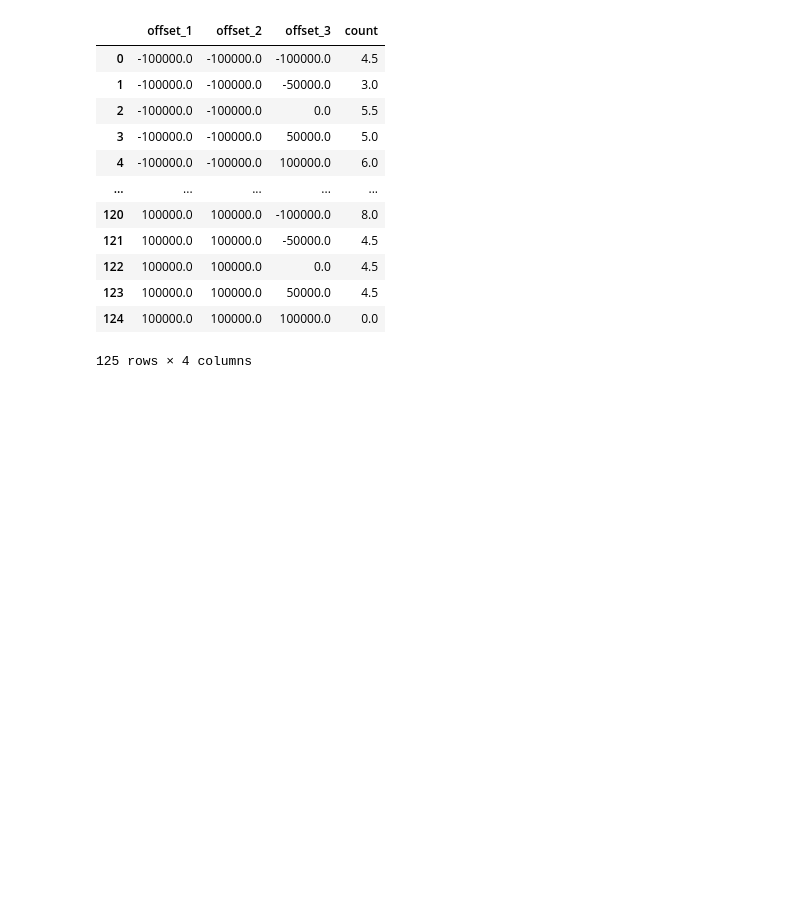
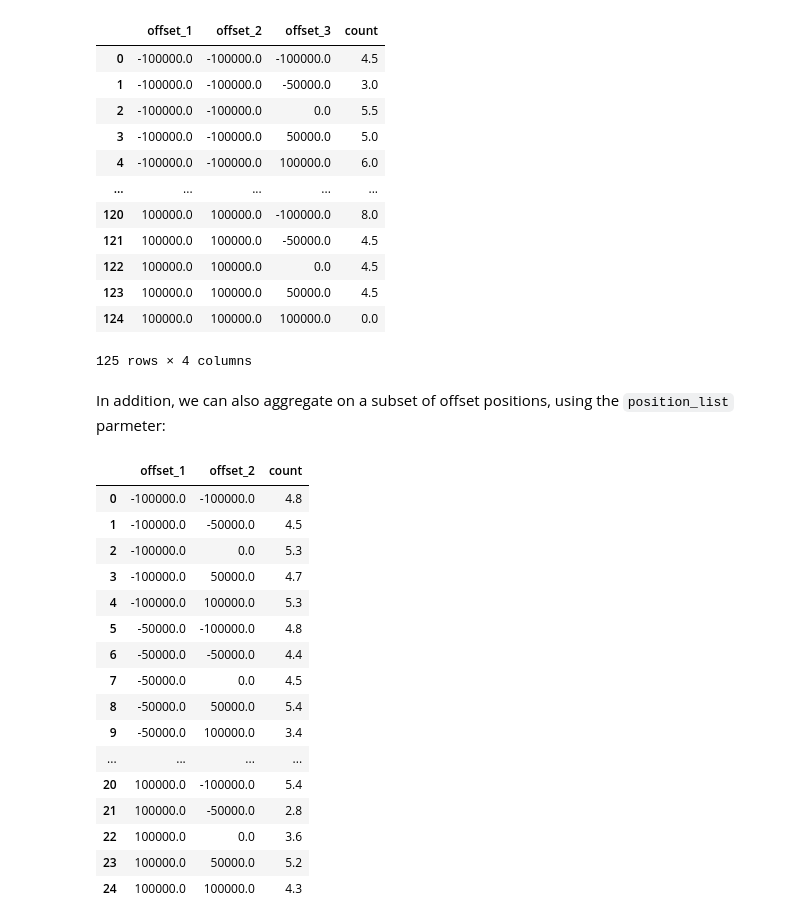
Before and after one commit to gerlichlab/spoc, a Jupyter notebook: notebooks/query_engine_usage.ipynb, the cells around one changed output. Saved outputs shown, nothing was run; the diff lists cells and outputs as text; code cells hidden in the pictures; blank space fills up the shorter version.

Commit message:
added capability to specify a subset of positions for offsetaggregation

```diff
--- a/notebooks/query_engine_usage.ipynb
+++ b/notebooks/query_engine_usage.ipynb
@@ -264,3 +264,37 @@ Query(query_steps=query_steps)\
 | 123 | 100000.0 | 100000.0 | 50000.0 | 4.5 |
 | 124 | 100000.0 | 100000.0 | 100000.0 | 0.0 |
 125 rows × 4 columns
+# %% [markdown]
+In addition, we can also aggregate on a subset of offset positions, using the `position_list` parmeter:
+# %%
+query_steps = [
+    Overlap(target_regions, anchor_mode=Anchor(mode="ALL")),
+    RegionOffsetTransformation(),
+    OffsetAggregation(
+        value_column='count',
+        function=AggregationFunction.AVG,
+        position_list=[1,2]
+    ),
+]
+# %%
+Query(query_steps=query_steps)\
+    .build(pixels)\
+    .compute()
+# %% [output]
+|  | offset_1 | offset_2 | count |
+| 0 | -100000.0 | -100000.0 | 4.8 |
+| 1 | -100000.0 | -50000.0 | 4.5 |
+| 2 | -100000.0 | 0.0 | 5.3 |
+| 3 | -100000.0 | 50000.0 | 4.7 |
+| 4 | -100000.0 | 100000.0 | 5.3 |
+| 5 | -50000.0 | -100000.0 | 4.8 |
+| 6 | -50000.0 | -50000.0 | 4.4 |
+| 7 | -50000.0 | 0.0 | 4.5 |
+| 8 | -50000.0 | 50000.0 | 5.4 |
+| 9 | -50000.0 | 100000.0 | 3.4 |
+| ... | ... | ... | ... |
+| 20 | 100000.0 | -100000.0 | 5.4 |
+| 21 | 100000.0 | -50000.0 | 2.8 |
+| 22 | 100000.0 | 0.0 | 3.6 |
+| 23 | 100000.0 | 50000.0 | 5.2 |
+| 24 | 100000.0 | 100000.0 | 4.3 |
```
Also changed, not shown: 2 other files.
